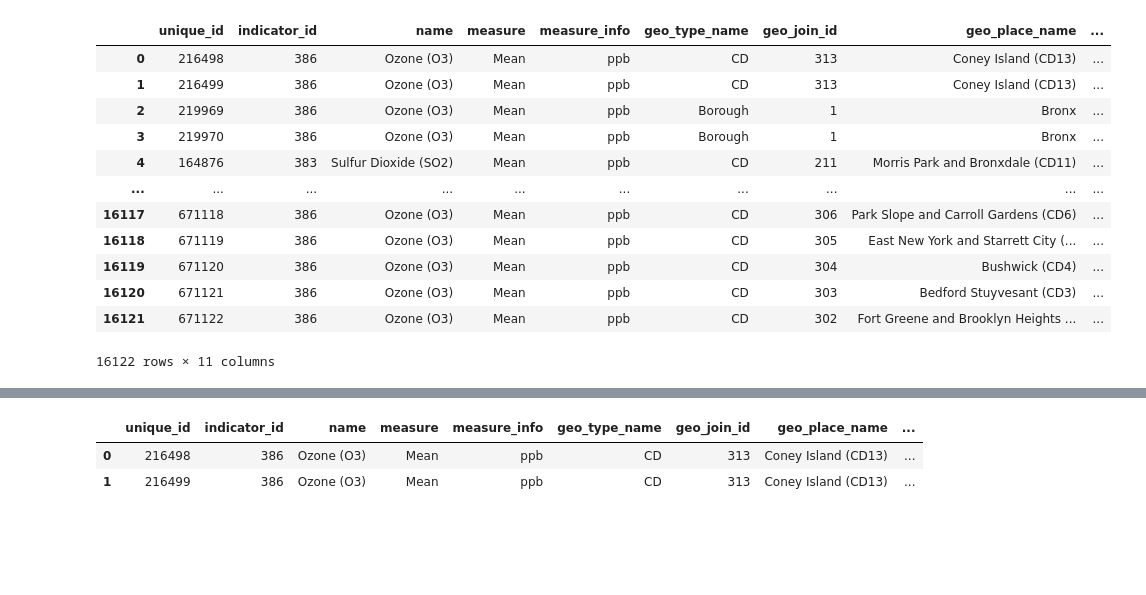
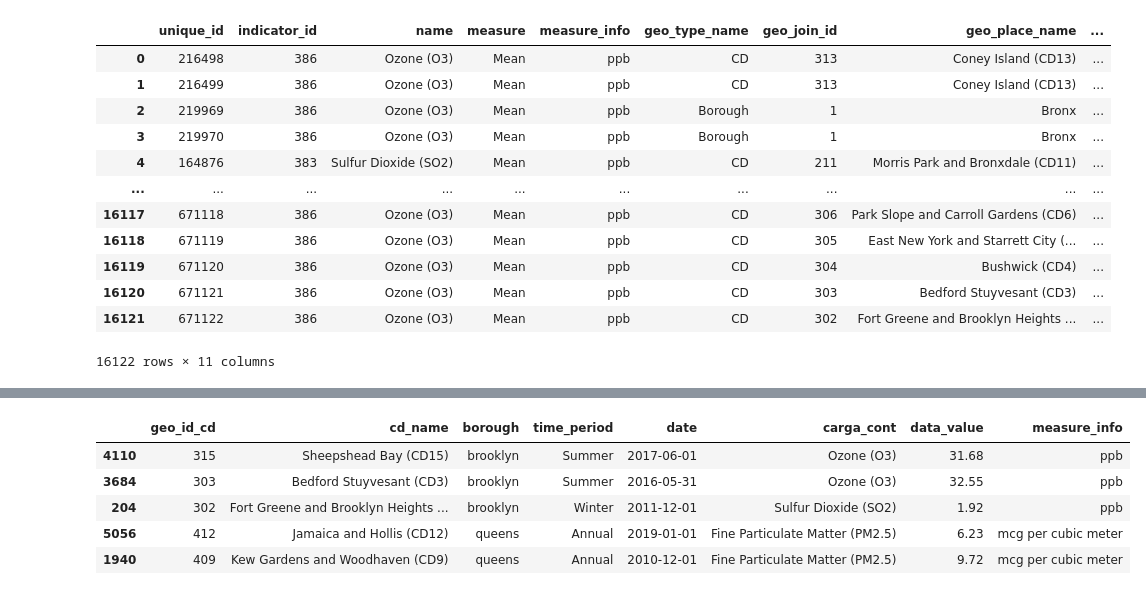
Before and after one commit to francomyburg/Proyecto_grupal_DS, a Jupyter notebook: jaime/ETL_air.ipynb, the cells around one changed output, grey strips where cells are left out. Drawn from its saved outputs; the diff is of its cells as text; code cells hidden in the pictures; blank space fills up the shorter version.

```diff
--- a/jaime/ETL_air.ipynb
+++ b/jaime/ETL_air.ipynb
@@ -85,8 +255,0 @@ La columna 'geo_type_name' determina las áreas de la ciudad. Para el análisis
-# %%
-print(f"Se selecciona CD con 5546 datos \n{df['geo_type_name'].value_counts()}")
-
-CD_air=df[df['geo_type_name'] == 'CD']
-
-CD_air=CD_air.reset_index(drop=True) #reset de indice
-
-CD_air.head(3)
@@ -186,18 +290,18 @@ CD_air['borough']='borough'
-# %%
-CD_air.head(2)
-# %% [output]
-|  | unique_id | indicator_id | name | measure | measure_info | geo_type_name | geo_join_id | geo_place_name | ... |
-| 0 | 216498 | 386 | Ozone (O3) | Mean | ppb | CD | 313 | Coney Island (CD13) | ... |
-| 1 | 216499 | 386 | Ozone (O3) | Mean | ppb | CD | 313 | Coney Island (CD13) | ... |
 # %%
-# Definir una función para verificar si el valor está en la lista
-def en_state_island(valor):
-    return valor in state_island
+# Se elimina columna 'time_period'
+CD_air = CD_air.drop(['measure','geo_type_name'], axis=1)
 
-# Crear la nueva columna y asignar el valor correspondiente
+# Se renombra columnas
+CD_air.columns=['carga_cont','measure_info', 'geo_id_cd','cd_name','time_period','date','data_value','borough']
 
-CD_air['borough'] = CD_air['geo_place_name'].apply(lambda x:'brooklyn' if x in brooklyn else
-                                                          ('manhattan' if x in manhattan else
-                                                          ('queens' if x in queens else
-                                                          ('state_island' if x in state_island else
-                                                          ('the_bronx' if  x in the_bronx else None)))))
+#Se Reordenan las columnas
+CD_air = CD_air.iloc[:,[2,3,7,4,5,0,6,1]]
+
+CD_air.sample(5)
+# %% [output]
+|  | geo_id_cd | cd_name | borough | time_period | date | carga_cont | data_value | measure_info |
+| 4110 | 315 | Sheepshead Bay (CD15) | brooklyn | Summer | 2017-06-01 | Ozone (O3) | 31.68 | ppb |
+| 3684 | 303 | Bedford Stuyvesant (CD3) | brooklyn | Summer | 2016-05-31 | Ozone (O3) | 32.55 | ppb |
+| 204 | 302 | Fort Greene and Brooklyn Heights ... | brooklyn | Winter | 2011-12-01 | Sulfur Dioxide (SO2) | 1.92 | ppb |
+| 5056 | 412 | Jamaica and Hollis (CD12) | queens | Annual | 2019-01-01 | Fine Particulate Matter (PM2.5) | 6.23 | mcg per cubic meter |
+| 1940 | 409 | Kew Gardens and Woodhaven (CD9) | queens | Annual | 2010-12-01 | Fine Particulate Matter (PM2.5) | 9.72 | mcg per cubic meter |
```
Also changed, not shown: parts of 36 cells of this notebook.
